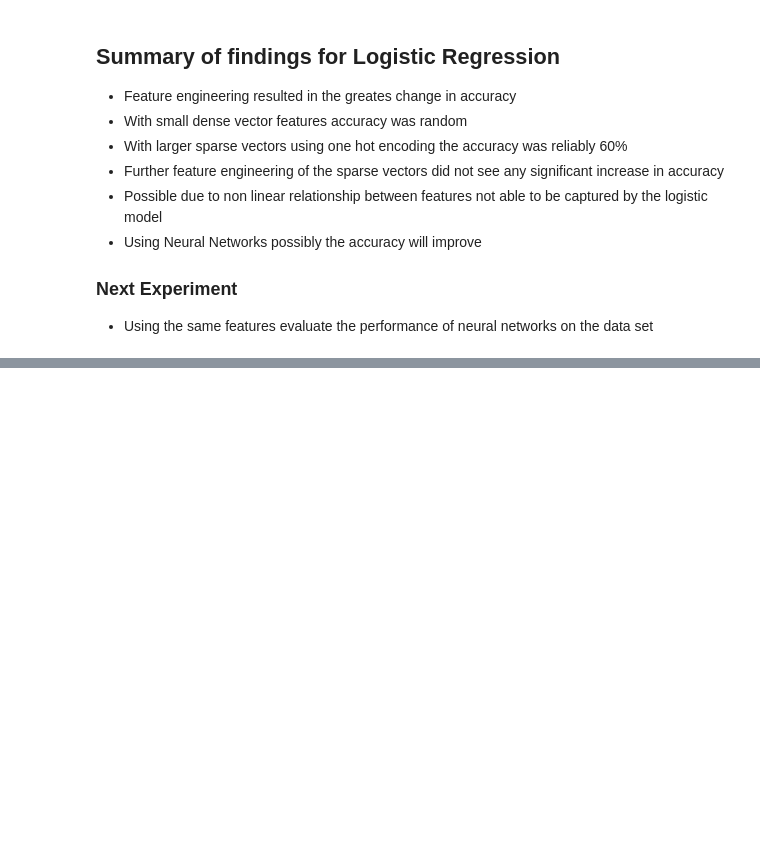
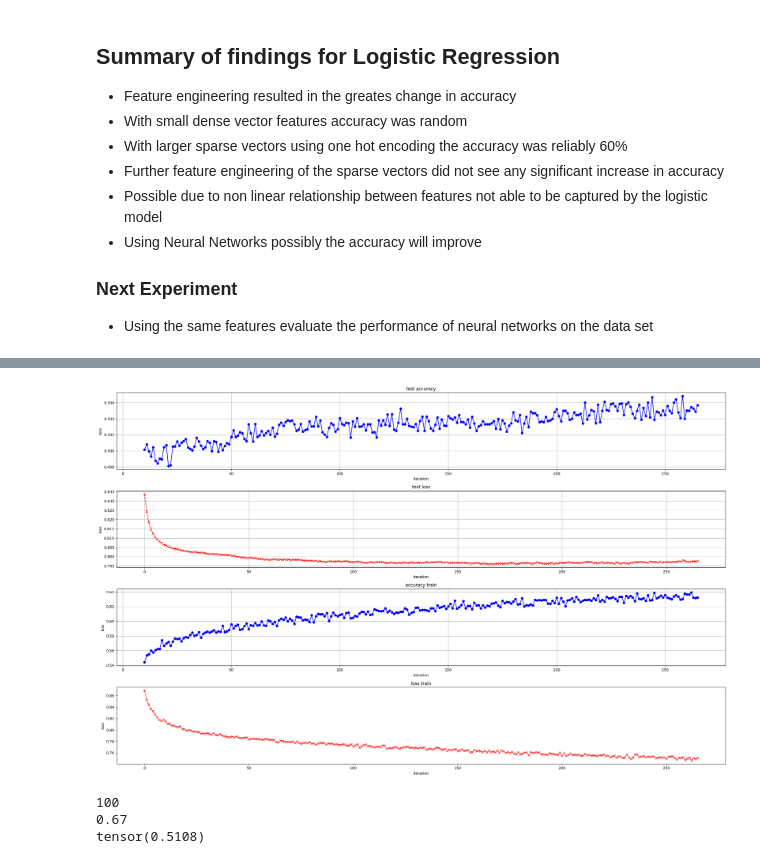
Before and after one commit to ssalem27/dota2_match_predictor, a Jupyter notebook: dota2_models.ipynb, the cells around one changed output, grey strips where cells are left out. Drawn from its saved outputs; the diff is of its cells as text; code cells hidden in the pictures; blank space fills up the shorter version.

Commit message:
new models and embedding

```diff
--- a/dota2_models.ipynb
+++ b/dota2_models.ipynb
@@ -193,0 +291,69 @@ print(count)
+# %%
+model = NNModel(hero_dim=7,attn_num=4,proj_dim=32,h_out_dim=64,t_out_dim=128,lin_dim=32)
+accuracy,loglosses,loss01,train_accuracy,train_loss = model.train_model(features=features_train_pca,labels=labels_train,test_feature=features_val_pca,test_labels=labels_val,eta=1e-4,epochs=1000,batch_size=200,decay=1e-3,early_stop=100)
+# %%
+import matplotlib.pyplot as plt
+import copy
+
+
+
+# loss01_n = [1-i for i in loss01]
+loss01_n = loss01
+loglosses_n = loglosses
+# print(loss01)
+# print(loglosses)
+fig, (ax1, ax2,ax3,ax4) = plt.subplots(4,1, figsize=(24, 15))
+
+ax1.plot(range(10,len(loss01_n)), loss01_n[10:], label='test accuracy', color='blue', linestyle='-', marker='o')
+ax1.set_xlabel('iteration')
+ax1.set_ylabel('loss')
+ax1.set_title('test accuracy')
+ax1.grid(True)
+
+ax2.plot(range(len(loglosses_n)), loglosses_n, label='test loss', color='red', linestyle='--', marker='x')
+ax2.set_xlabel('iteration')
+ax2.set_ylabel('loss')
+ax2.set_title('test loss')
+ax2.grid(True)
+
+ax3.plot(range(10,len(train_accuracy)), train_accuracy[10:], label='accuracy train', color='blue', linestyle='-', marker='o')
+ax3.set_xlabel('iteration')
+ax3.set_ylabel('loss')
+ax3.set_title('accuracy train')
+ax3.grid(True)
+
+ax4.plot(range(len(train_loss)), train_loss, label='loss train', color='red', linestyle='--', marker='x')
+ax4.set_xlabel('iteration')
+ax4.set_ylabel('loss')
+ax4.set_title('loss train')
+
+plt.tight_layout()
+plt.show()
+# %% [output]
+[figure, added]
+# %%
+newm = get_matches()
+
+print(len(newm))
+
+entries,labels = [{"radiant_team":entry["radiant_team"],"dire_team":entry["dire_team"]} for entry in newm], np.array([int(data["radiant_win"]) for data in newm])
+labels = 1-labels
+entries = extract_features(entries,hero_table)
+
+with torch.no_grad():
+    # probs = torch.sigmoid(model(format_for_torch(pca.transform(normalizer.transform(entries)))))
+    probs = torch.sigmoid(model(entries))
+f_labels = torch.tensor(labels).float()
+
+count = 0
+for i,z in enumerate(probs.round()):
+    if z == f_labels[i]:
+        count+=1
+
+count = count/len(f_labels)
+print(count)
+print((probs.round() == f_labels).float().mean())
+# %% [output]
+100
+0.67
+tensor(0.5108)
```
Also changed, not shown: parts of 5 cells of this notebook, 5 other files.
